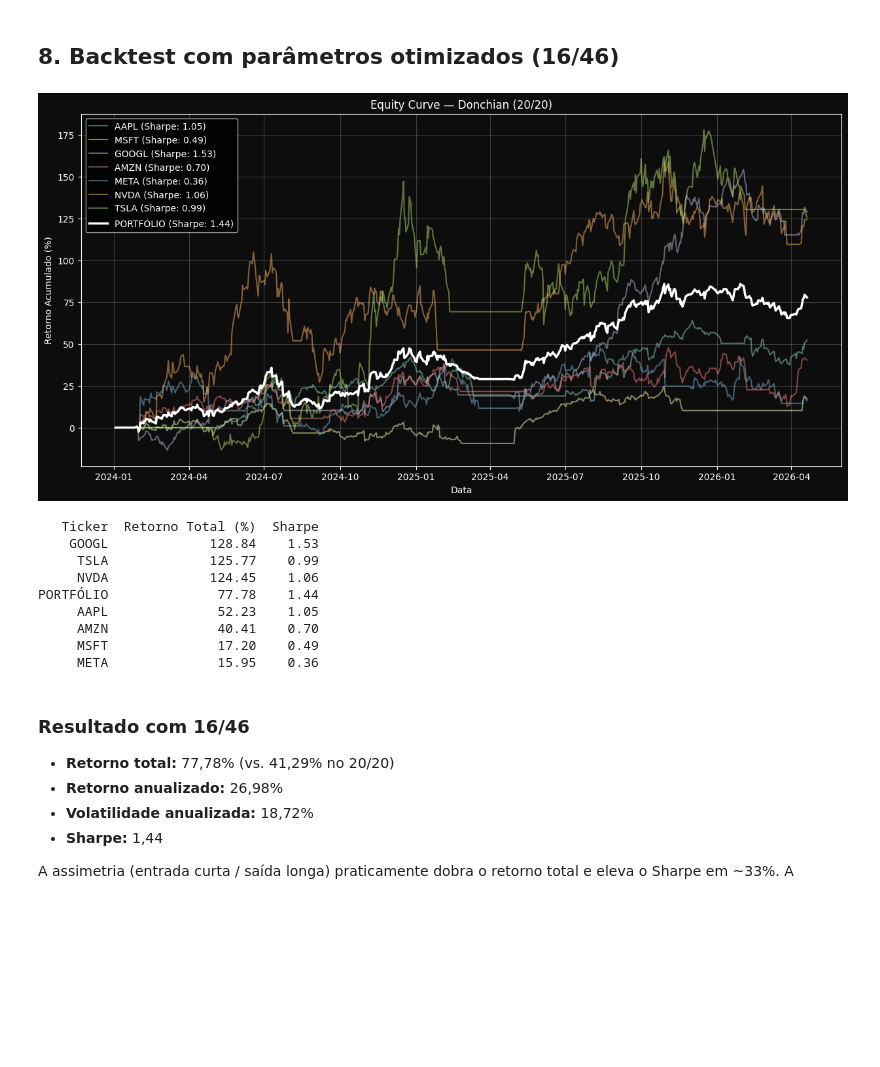
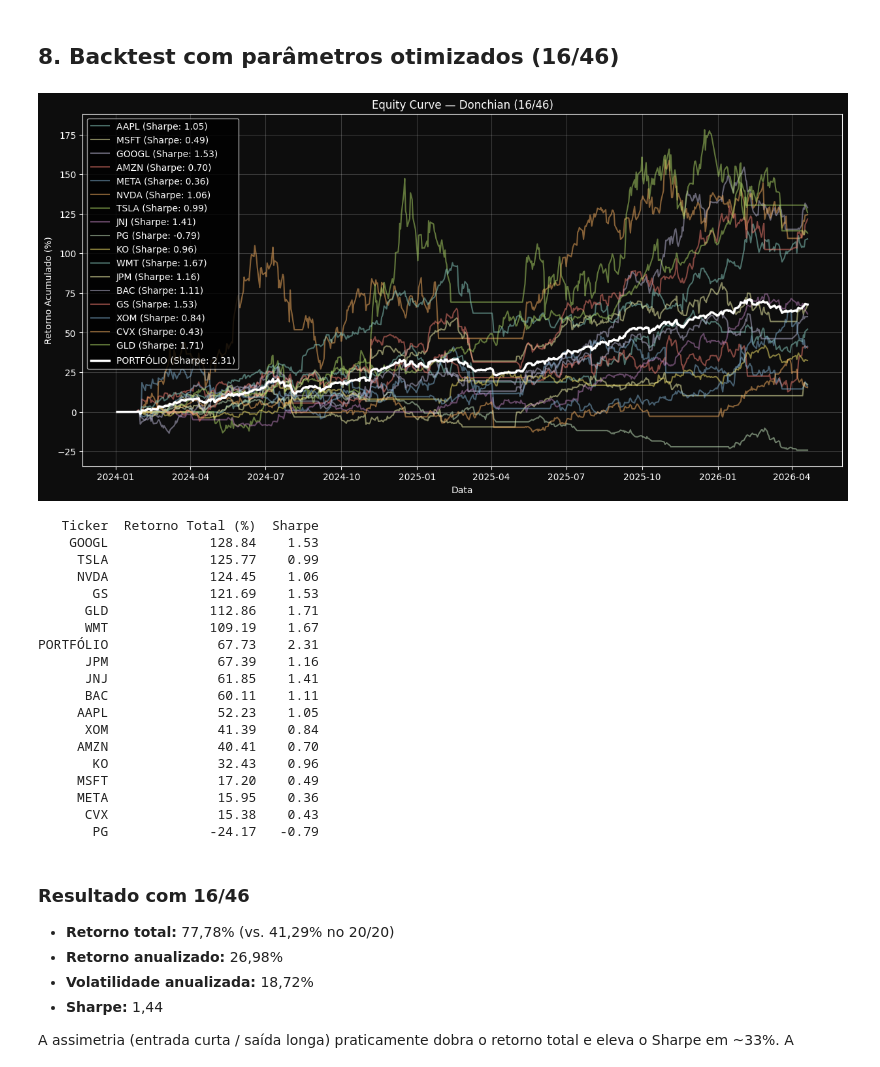
Before and after one commit to luizehp/Investment-Strategy-Backtest, a Jupyter notebook: proj_quant2.ipynb, the cells around one changed output. Drawn from its saved outputs; the diff is of its cells as text; code cells hidden in the pictures; blank space fills up the shorter version.

```diff
--- a/proj_quant2.ipynb
+++ b/proj_quant2.ipynb
@@ -31,7 +31,19 @@ from plotly.subplots import make_subplots
 
 start_date = dt.datetime(2024, 1, 1)
 end_date = dt.datetime(2026, 4, 21)
-tickers = ["AAPL", "MSFT", "GOOGL", "AMZN", "META", "NVDA", "TSLA"]
+# tickers = ["AAPL", "MSFT", "GOOGL", "AMZN", "META", "NVDA", "TSLA"]
+tickers = [
+    # Magnificent 7
+    "AAPL", "MSFT", "GOOGL", "AMZN", "META", "NVDA", "TSLA",
+    # Defensivos
+    "JNJ", "PG", "KO", "WMT",
+    # Financeiros
+    "JPM", "BAC", "GS",
+    # Energia
+    "XOM", "CVX",
+    # Ouro
+    "GLD"
+]
 
 data = yf.download(tickers, start=start_date, end=end_date, group_by='ticker')
 
@@ -493,44 +682,54 @@ for ticker, df in resultados_novos.items():
 
     sharpe = (retornos.mean() / retornos.std()) * (TRADING_DAYS ** 0.5)
     retorno_total = df['Cumulative_Return'].iloc[-1] * 100
 
     tabela.append({'Ticker': ticker,
                    'Retorno Total (%)': round(retorno_total, 2),
                    'Sharpe': round(sharpe, 2)})
 
     retornos_diarios_todos.append(retornos)
     ax.plot(df.index, df['Cumulative_Return'] * 100, label=f"{ticker} (Sharpe: {sharpe:.2f})", alpha=0.5)
 
 portfolio_returns = pd.concat(retornos_diarios_todos, axis=1).mean(axis=1)
 portfolio_cumulative = (portfolio_returns + 1).cumprod() - 1
 portfolio_sharpe = (portfolio_returns.mean() / portfolio_returns.std()) * (TRADING_DAYS ** 0.5)
 tabela.append({'Ticker': 'PORTFÓLIO',
                'Retorno Total (%)': round(portfolio_cumulative.iloc[-1] * 100, 2),
                'Sharpe': round(portfolio_sharpe, 2)})
 ax.plot(portfolio_cumulative.index, portfolio_cumulative * 100,
         label=f"PORTFÓLIO (Sharpe: {portfolio_sharpe:.2f})",
         color='white', linewidth=2.5)
 
-ax.set_title("Equity Curve — Donchian (20/20)", color='white')
+ax.set_title("Equity Curve — Donchian (16/46)", color='white')
 ax.set_xlabel("Data", color='white')
 ax.set_ylabel("Retorno Acumulado (%)", color='white')
 ax.tick_params(colors='white')
 ax.legend()
 ax.grid(True, alpha=0.2)
 plt.show()
 
 print(pd.DataFrame(tabela).sort_values('Retorno Total (%)', ascending=False).to_string(index=False))
 # %% [output]
-[figure, old version]
+[figure, new version]
    Ticker  Retorno Total (%)  Sharpe
     GOOGL             128.84    1.53
      TSLA             125.77    0.99
      NVDA             124.45    1.06
-PORTFÓLIO              77.78    1.44
+       GS             121.69    1.53
+      GLD             112.86    1.71
+      WMT             109.19    1.67
+PORTFÓLIO              67.73    2.31
+      JPM              67.39    1.16
+      JNJ              61.85    1.41
+      BAC              60.11    1.11
      AAPL              52.23    1.05
+      XOM              41.39    0.84
      AMZN              40.41    0.70
+       KO              32.43    0.96
      MSFT              17.20    0.49
      META              15.95    0.36
+      CVX              15.38    0.43
+       PG             -24.17   -0.79
 # %% [markdown]
 ### Resultado com 16/46
 
```
Also changed, not shown: parts of 37 cells of this notebook, 1 other file.
